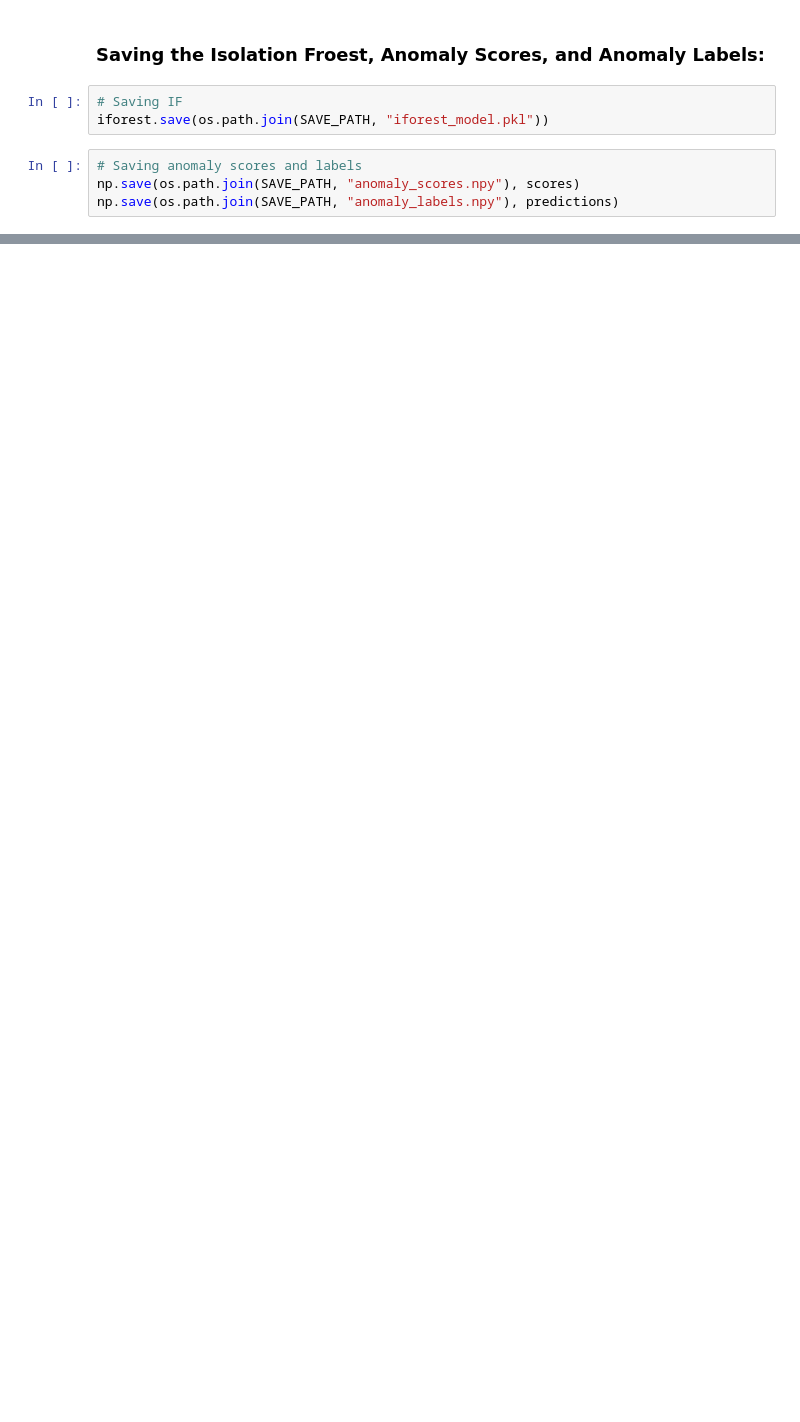
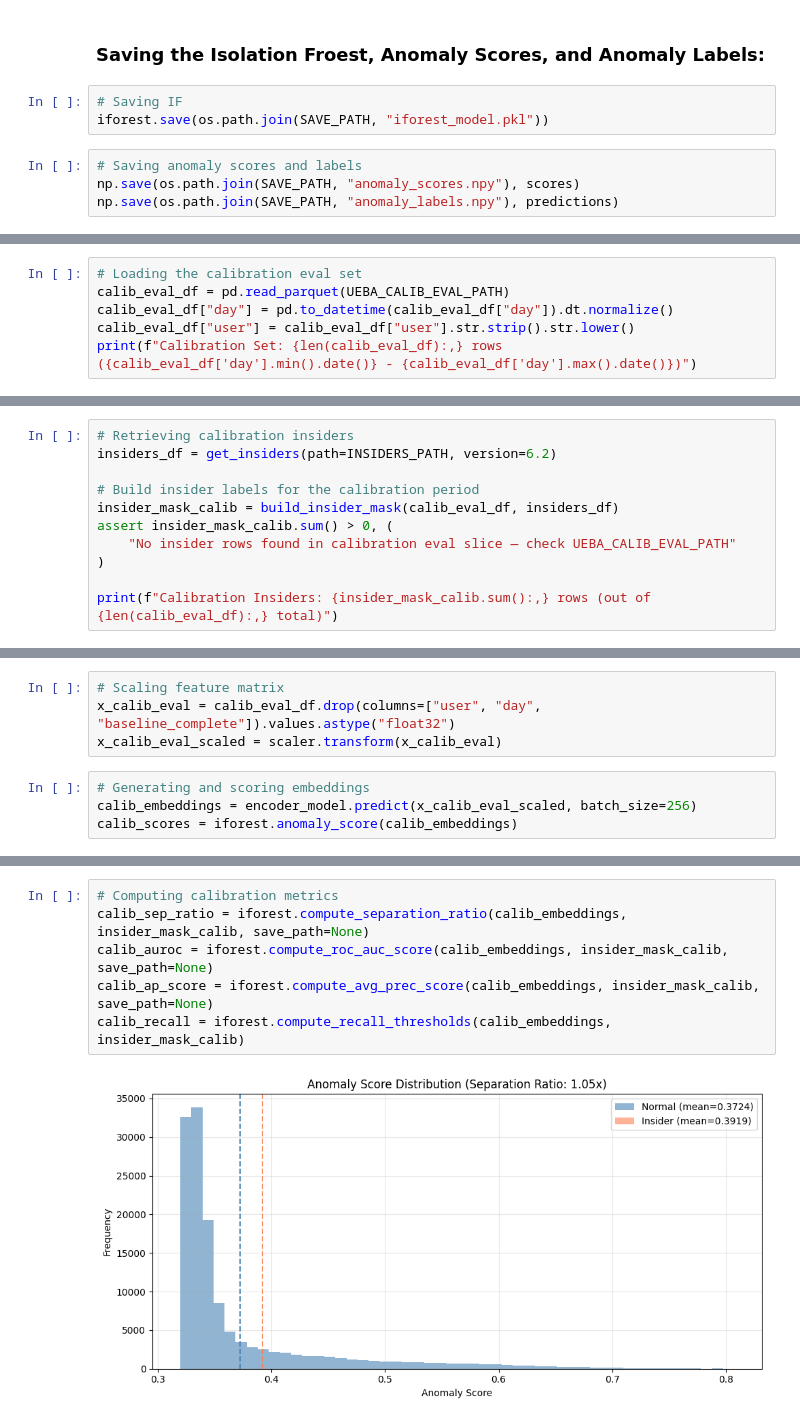
Before and after one commit to Aaron-Loera/Insider-Threat-Detection, a Jupyter notebook: Isolation_Forest.ipynb, the cells around one changed output, grey strips where cells are left out. Cells and saved outputs as stored; diff of their text form; blank space fills up the shorter version.

```diff
--- a/Isolation_Forest.ipynb
+++ b/Isolation_Forest.ipynb
@@ -189,0 +96,6 @@ WARNING: AUROC gap > 10pp — possible overfitting; consider model simplificatio
+# %%
+# Loading the calibration eval set
+calib_eval_df = pd.read_parquet(UEBA_CALIB_EVAL_PATH)
+calib_eval_df["day"] = pd.to_datetime(calib_eval_df["day"]).dt.normalize()
+calib_eval_df["user"] = calib_eval_df["user"].str.strip().str.lower()
+print(f"Calibration Set: {len(calib_eval_df):,} rows ({calib_eval_df['day'].min().date()} - {calib_eval_df['day'].max().date()})")
@@ -189,0 +104,11 @@ WARNING: AUROC gap > 10pp — possible overfitting; consider model simplificatio
+# %%
+# Retrieving calibration insiders
+insiders_df = get_insiders(path=INSIDERS_PATH, version=6.2)
+
+# Build insider labels for the calibration period
+insider_mask_calib = build_insider_mask(calib_eval_df, insiders_df)
+assert insider_mask_calib.sum() > 0, (
+    "No insider rows found in calibration eval slice — check UEBA_CALIB_EVAL_PATH"
+)
+
+print(f"Calibration Insiders: {insider_mask_calib.sum():,} rows (out of {len(calib_eval_df):,} total)")
@@ -189,0 +121,8 @@ WARNING: AUROC gap > 10pp — possible overfitting; consider model simplificatio
+# %%
+# Scaling feature matrix
+x_calib_eval = calib_eval_df.drop(columns=["user", "day", "baseline_complete"]).values.astype("float32")
+x_calib_eval_scaled = scaler.transform(x_calib_eval)
+# %%
+# Generating and scoring embeddings
+calib_embeddings = encoder_model.predict(x_calib_eval_scaled, batch_size=256)
+calib_scores = iforest.anomaly_score(calib_embeddings)
@@ -189,0 +131,8 @@ WARNING: AUROC gap > 10pp — possible overfitting; consider model simplificatio
+# %%
+# Computing calibration metrics
+calib_sep_ratio = iforest.compute_separation_ratio(calib_embeddings, insider_mask_calib, save_path=None)
+calib_auroc = iforest.compute_roc_auc_score(calib_embeddings, insider_mask_calib, save_path=None)
+calib_ap_score = iforest.compute_avg_prec_score(calib_embeddings, insider_mask_calib, save_path=None)
+calib_recall = iforest.compute_recall_thresholds(calib_embeddings, insider_mask_calib)
+# %% [output]
+[figure, added]
```
Also changed, not shown: parts of 29 cells of this notebook, 3 other files.
